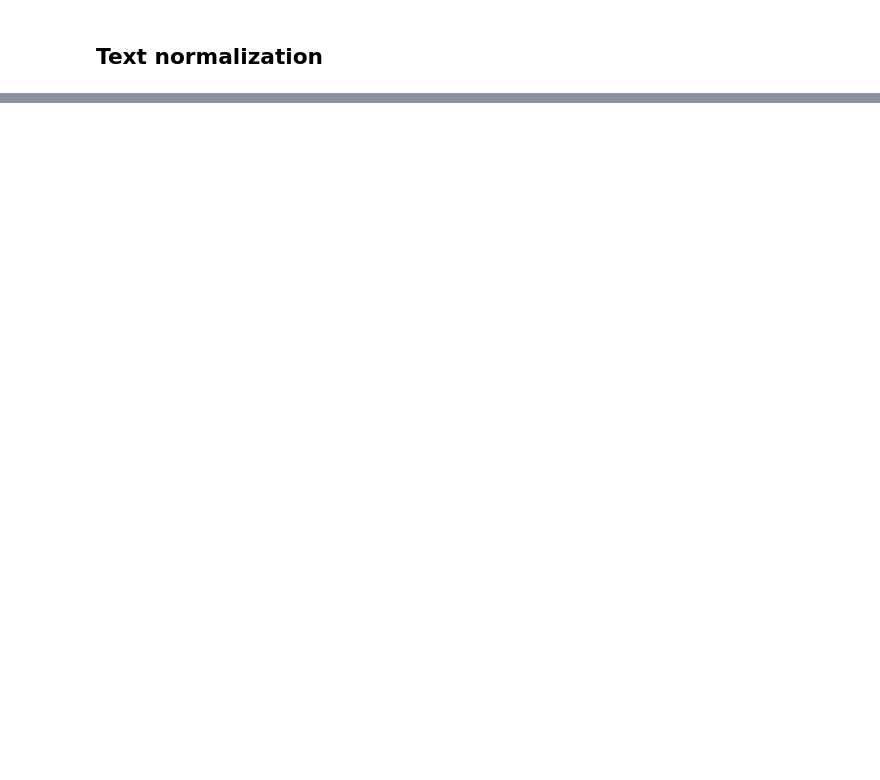
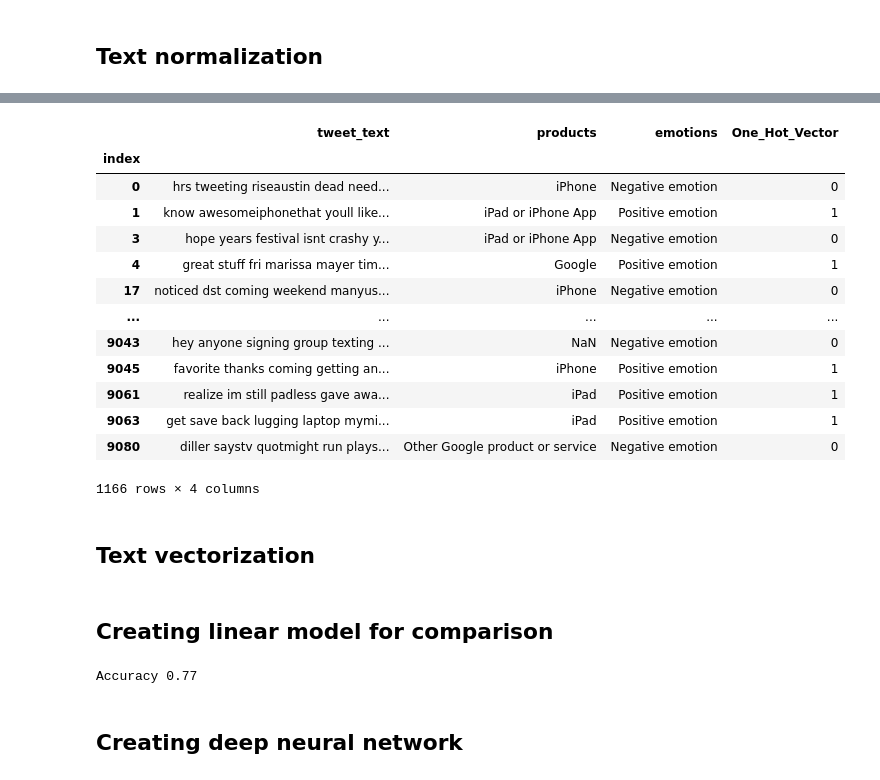
Before and after one commit to bjpietrzak/MachineLearningPractice, a Jupyter notebook: projekt.ipynb, the cells around one changed output, grey strips where cells are left out. Drawn from its saved outputs; the diff is of its cells as text; code cells hidden in the pictures; blank space fills up the shorter version.

```diff
--- a/projekt.ipynb
+++ b/projekt.ipynb
@@ -120,7 +124,7 @@ df.tweet_text = df.tweet_text.astype(str)
 df.tweet_text = df.tweet_text.apply(lambda x: x.lower())
 # %%
 def cleanseText(textColumn):
-    textColumn = textColumn.apply(lambda x: x.lower())
+    #cleansing text from anomalies like links, nicknames etc...
     textColumn = textColumn.apply(lambda x: re.sub(".iphone.|.ipad.|.google.|.app.","",x))
     textColumn = textColumn.apply(lambda x: re.sub("@\w+","",x))
     textColumn = textColumn.apply(lambda x: re.sub(r'\w*\d+\w*','',x))
@@ -130,3 +134,16 @@ def cleanseText(textColumn):
     textColumn = textColumn.apply(lambda x: re.sub("sxsw","",x))
 
     return textColumn
+
+
+stop_words = set(nltk.corpus.stopwords.words('english'))
+stop_words.remove('not')
+stop_words.remove('nor')
+stop_words.remove('no')
+
+
+df["tweet_text"] = cleanseText(df.tweet_text)
+
+#removing stopwords like em, or...
+df["tweet_text"] = df["tweet_text"].apply(lambda x: " ".join(x for x in x.split() if x not in stop_words))
+df["One_Hot_Vector"] = df["emotions"].apply(lambda x: 1 if x == "Positive emotion" else 0)
@@ -146,11 +149,0 @@ def oneHotVector(emotion):
-# %%
-stop_words = set(nltk.corpus.stopwords.words('english'))
-stop_words.remove('not')
-stop_words.remove('nor')
-stop_words.remove('no')
-
-lemmatizer= nltk.stem.WordNetLemmatizer()
-
-df["tweet_text"] = cleanseText(df.tweet_text)
-df["tokenized"] = df["tweet_text"].apply(tokenization)
-df["oneHotVectors"] = df["emotions"].apply(oneHotVector)
@@ -166,0 +150,19 @@ tf.string
+# %%
+df
+# %% [output]
+|  | tweet_text | products | emotions | One_Hot_Vector |
+| index |  |  |  |  |
+| 0 | hrs tweeting riseaustin dead need... | iPhone | Negative emotion | 0 |
+| 1 | know awesomeiphonethat youll like... | iPad or iPhone App | Positive emotion | 1 |
+| 3 | hope years festival isnt crashy y... | iPad or iPhone App | Negative emotion | 0 |
+| 4 | great stuff fri marissa mayer tim... | Google | Positive emotion | 1 |
+| 17 | noticed dst coming weekend manyus... | iPhone | Negative emotion | 0 |
+| ... | ... | ... | ... | ... |
+| 9043 | hey anyone signing group texting ... | NaN | Negative emotion | 0 |
+| 9045 | favorite thanks coming getting an... | iPhone | Positive emotion | 1 |
+| 9061 | realize im still padless gave awa... | iPad | Positive emotion | 1 |
+| 9063 | get save back lugging laptop mymi... | iPad | Positive emotion | 1 |
+| 9080 | diller saystv quotmight run plays... | Other Google product or service | Negative emotion | 0 |
+1166 rows × 4 columns
+# %% [markdown]
+## Text vectorization
@@ -166,0 +186,15 @@ tf.string
+# %% [markdown]
+## Creating linear model for comparison
+# %%
+from sklearn.linear_model import LogisticRegression
+
+classifier = LogisticRegression()
+
+classifier.fit(X_train, y_train)
+Linearscore = classifier.score(X_test, y_test)
+
+print(f'Accuracy {Linearscore:.2f}')
+# %% [output]
+Accuracy 0.77
+# %% [markdown]
+## Creating deep neural network
```
Also changed, not shown: parts of 19 cells of this notebook.
